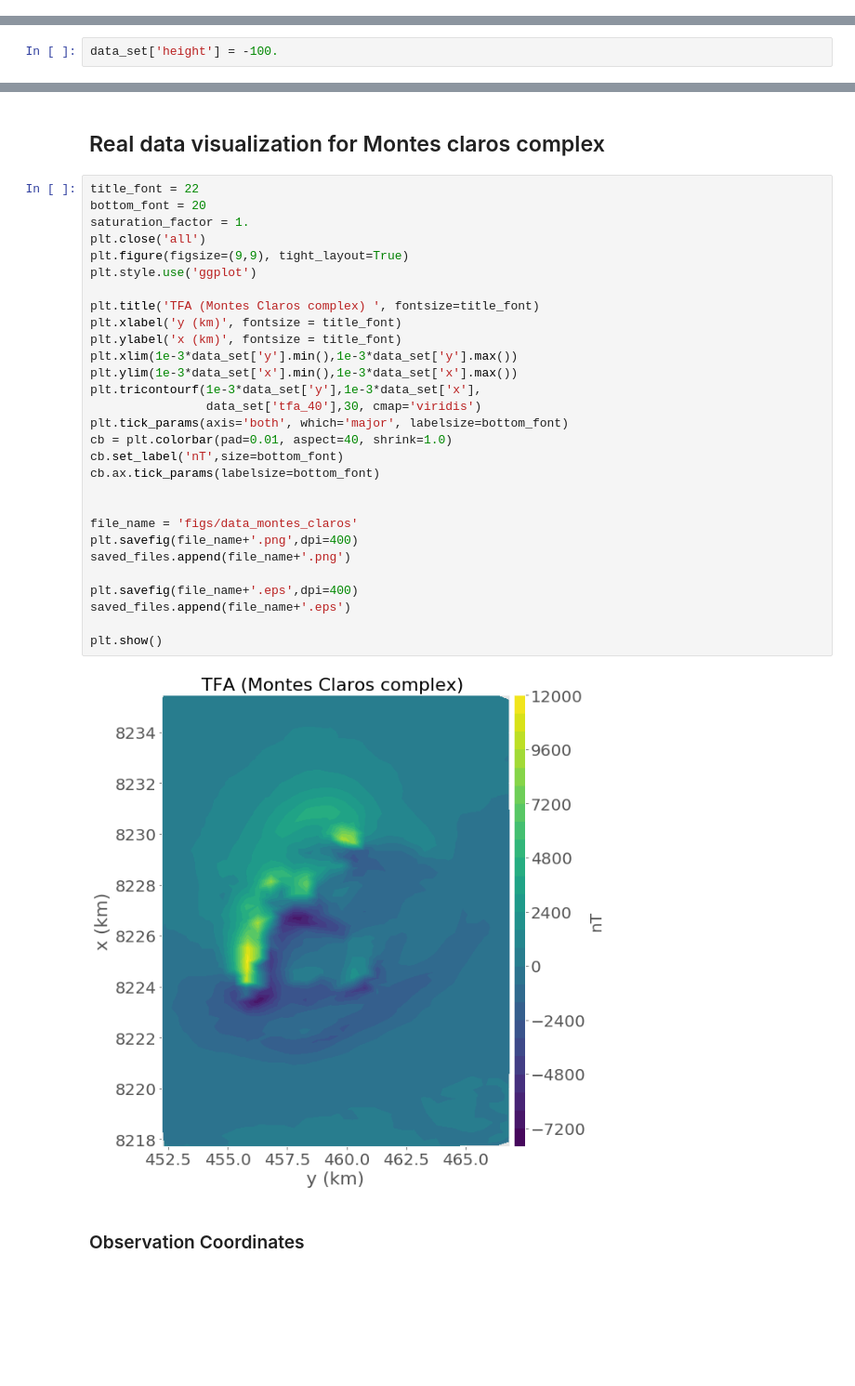
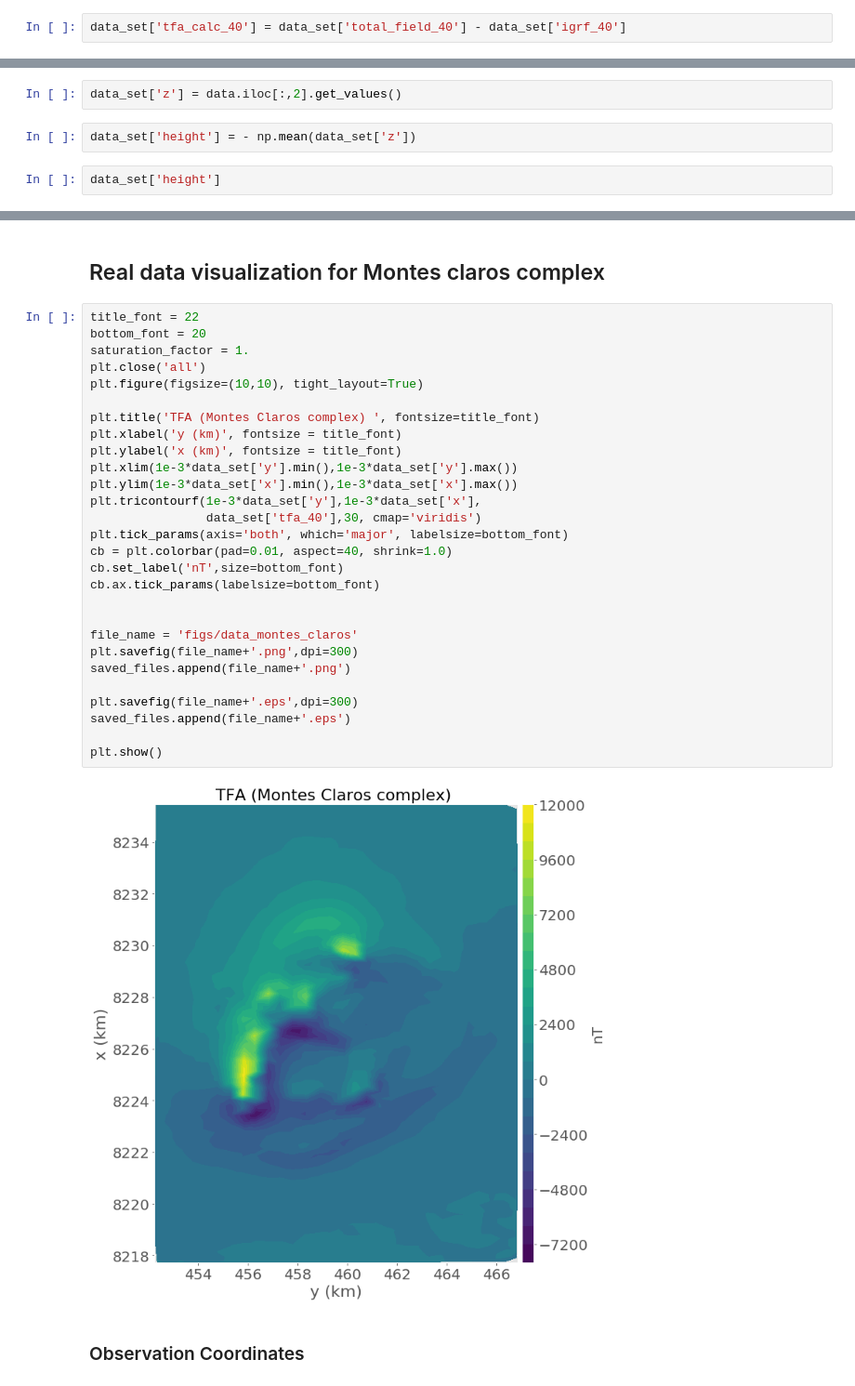
Before and after one commit to pinga-lab/eqlayer-magnetization-direction, a Jupyter notebook: code/notebooks/real_data_application/montes_claros_intrusion/Montes_Claros_intrusion_plot.ipynb, the cells around one changed output, grey strips where cells are left out. Shown at 93% size. Drawn from its saved outputs; the diff is of its cells as text; blank space fills up the shorter version.

```diff
--- a/code/notebooks/real_data_application/montes_claros_intrusion/Montes_Claros_intrusion_plot.ipynb
+++ b/code/notebooks/real_data_application/montes_claros_intrusion/Montes_Claros_intrusion_plot.ipynb
@@ -45,8 +53,14 @@ data_set['tfa_40'] = data.iloc[:,4].get_values()
+# %%
+data_set['tfa_calc_40'] = data_set['total_field_40'] - data_set['igrf_40']
 # %% [markdown]
 #### Observation coordinates
 # %%
 data_set['x'] = data.iloc[:,1].get_values()
 # %%
 data_set['y'] = data.iloc[:,0].get_values()
+# %%
+data_set['z'] = data.iloc[:,2].get_values()
+# %%
+data_set['height'] = - np.mean(data_set['z'])
 # %%
-data_set['height'] = -100.
+data_set['height']
@@ -95,34 +111,33 @@ Main field declination: -18.5 degree
 # %%
 title_font = 22
 bottom_font = 20
 saturation_factor = 1.
 plt.close('all')
-plt.figure(figsize=(9,9), tight_layout=True)
-plt.style.use('ggplot')
+plt.figure(figsize=(10,10), tight_layout=True)
 
 plt.title('TFA (Montes Claros complex) ', fontsize=title_font)
 plt.xlabel('y (km)', fontsize = title_font)
 plt.ylabel('x (km)', fontsize = title_font)
 plt.xlim(1e-3*data_set['y'].min(),1e-3*data_set['y'].max())
 plt.ylim(1e-3*data_set['x'].min(),1e-3*data_set['x'].max())
 plt.tricontourf(1e-3*data_set['y'],1e-3*data_set['x'],
                 data_set['tfa_40'],30, cmap='viridis')
 plt.tick_params(axis='both', which='major', labelsize=bottom_font)
 cb = plt.colorbar(pad=0.01, aspect=40, shrink=1.0)
 cb.set_label('nT',size=bottom_font)
 cb.ax.tick_params(labelsize=bottom_font)
 
 
 file_name = 'figs/data_montes_claros'
-plt.savefig(file_name+'.png',dpi=400)
+plt.savefig(file_name+'.png',dpi=300)
 saved_files.append(file_name+'.png')
 
-plt.savefig(file_name+'.eps',dpi=400)
+plt.savefig(file_name+'.eps',dpi=300)
 saved_files.append(file_name+'.eps')
 
 plt.show()
 # %% [output]
-[figure, old version]
+[figure, new version]
 # %% [markdown]
 ### Observation Coordinates
 # %%
```
Also changed, not shown: parts of 13 cells of this notebook, 27 other files.
